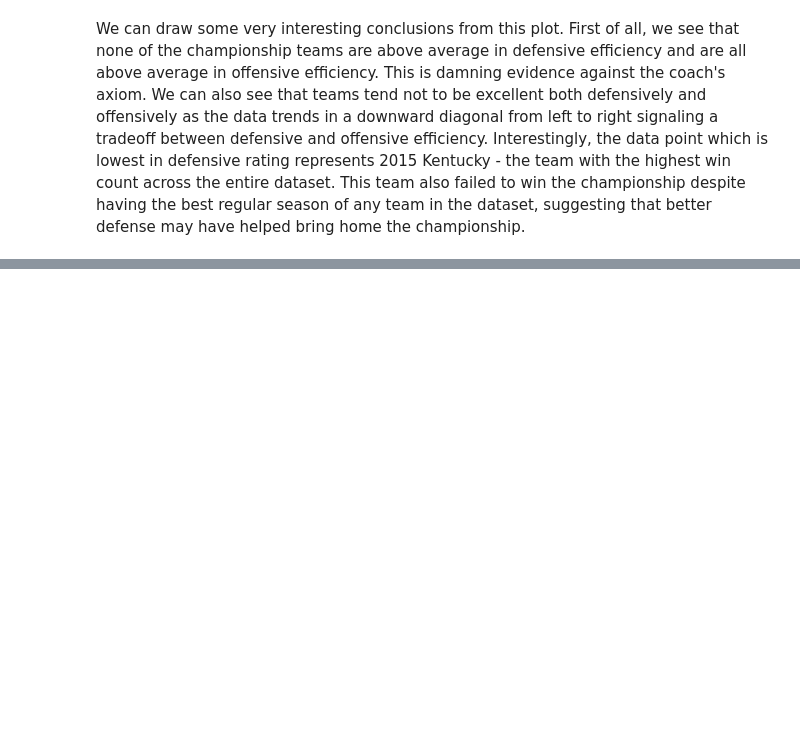
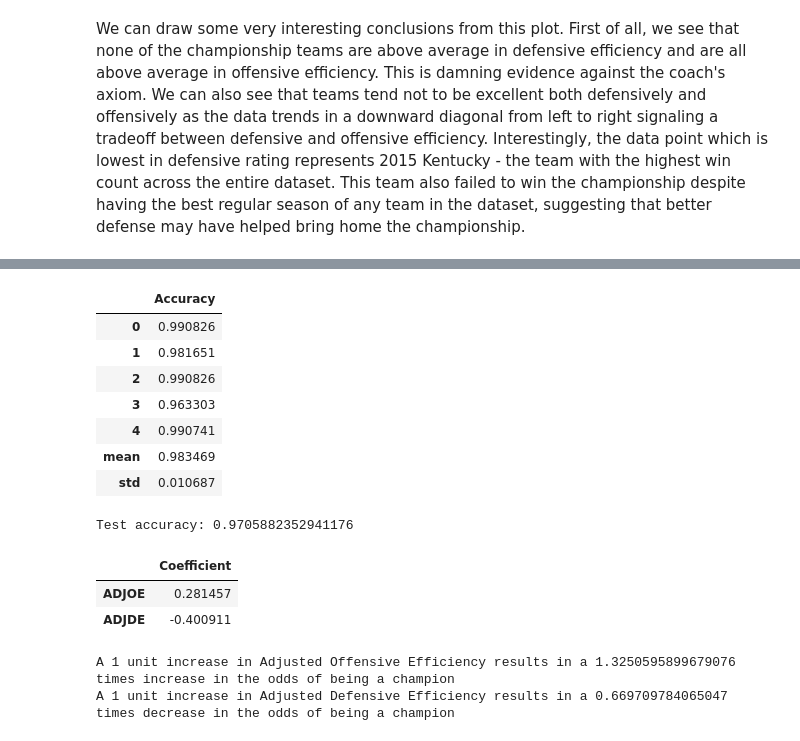
Before and after one commit to jbarns14/does_defense_win_championships, a Jupyter notebook: data_exploration.ipynb, the cells around one changed output, grey strips where cells are left out. Drawn from its saved outputs; the diff is of its cells as text; code cells hidden in the pictures; blank space fills up the shorter version.

```diff
--- a/data_exploration.ipynb
+++ b/data_exploration.ipynb
@@ -224,0 +227,72 @@ The model:
+# %%
+from sklearn.model_selection import train_test_split
+from sklearn.linear_model import LogisticRegression
+from sklearn.metrics import accuracy_score
+from sklearn.model_selection import cross_val_score
+import numpy as np
+
+# Prepare the features (X) and the target (y)
+X = df[['ADJOE', 'ADJDE']]
+y = df['CHAMP']
+
+# Split the data into training and test sets
+X_train, X_test, y_train, y_test = train_test_split(X, y, test_size=0.2, random_state=42)
+
+# Initialize the Logistic Regression model
+logistic_model = LogisticRegression()
+
+# Perform cross-validation
+# cv specifies the number of folds; 5 is a common choice
+scores = cross_val_score(logistic_model, X_train, y_train, cv=5)
+
+# Create a DataFrame from the scores
+cv_results_df = pd.DataFrame(scores, columns=['Accuracy'])
+
+# Add additional statistics as new rows
+cv_results_df.loc['mean', :] = cv_results_df.mean()
+cv_results_df.loc['std', :] = cv_results_df.std()
+
+cv_results_df
+# %% [output]
+|  | Accuracy |
+| 0 | 0.990826 |
+| 1 | 0.981651 |
+| 2 | 0.990826 |
+| 3 | 0.963303 |
+| 4 | 0.990741 |
+| mean | 0.983469 |
+| std | 0.010687 |
+# %%
+# Fit the model to the training data
+logistic_model.fit(X_train, y_train)
+
+# Predict the Championship status on the test set
+y_pred = logistic_model.predict(X_test)
+
+# Evaluate the model
+accuracy = accuracy_score(y_test, y_pred)
+
+print("Test accuracy:", accuracy)
+# %% [output]
+Test accuracy: 0.9705882352941176
+# %%
+# Examine the regression coefficients
+coefficients = logistic_model.coef_[0]
+
+# Create a DataFrame for the coefficients
+coefficients_df = pd.DataFrame(coefficients, index=X_train.columns, columns=['Coefficient'])
+
+# Display the DataFrame
+coefficients_df
+# %% [output]
+|  | Coefficient |
+| ADJOE | 0.281457 |
+| ADJDE | -0.400911 |
+# %%
+# To interpret the coefficients in terms of the odds of being a champion instead of the log odds, we must exponentiate the coefs
+
+print(f"A 1 unit increase in Adjusted Offensive Efficiency results in a {np.exp(coefficients[0])} times increase in the odds of being a champion")
+print(f"A 1 unit increase in Adjusted Defensive Efficiency results in a {np.exp(coefficients[1])} times decrease in the odds of being a champion")
+# %% [output]
+A 1 unit increase in Adjusted Offensive Efficiency results in a 1.3250595899679076 times increase in the odds of being a champion
+A 1 unit increase in Adjusted Defensive Efficiency results in a 0.669709784065047 times decrease in the odds of being a champion
```
Also changed, not shown: parts of 2 cells of this notebook, 4 other files.
